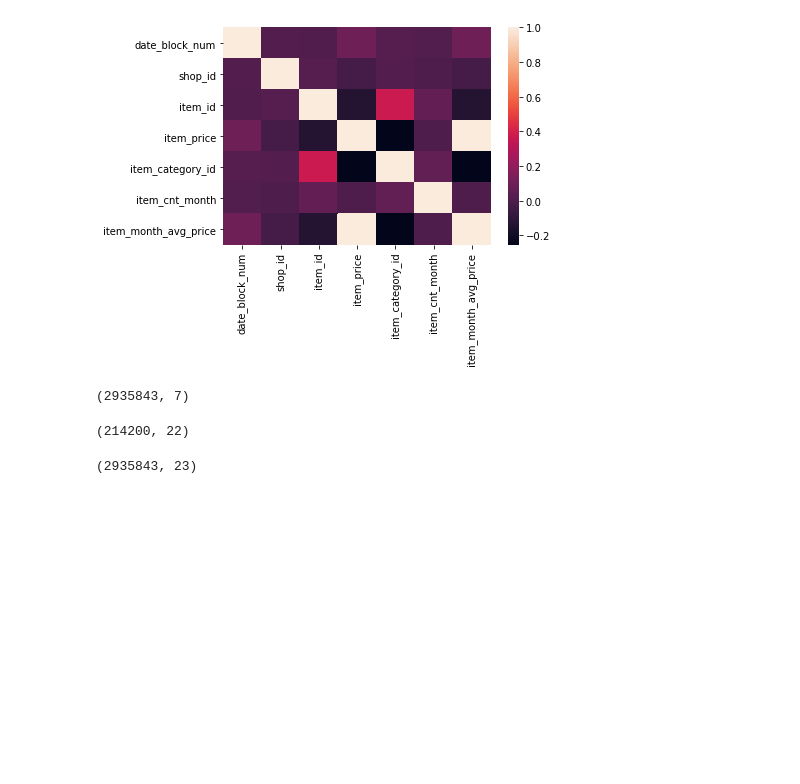
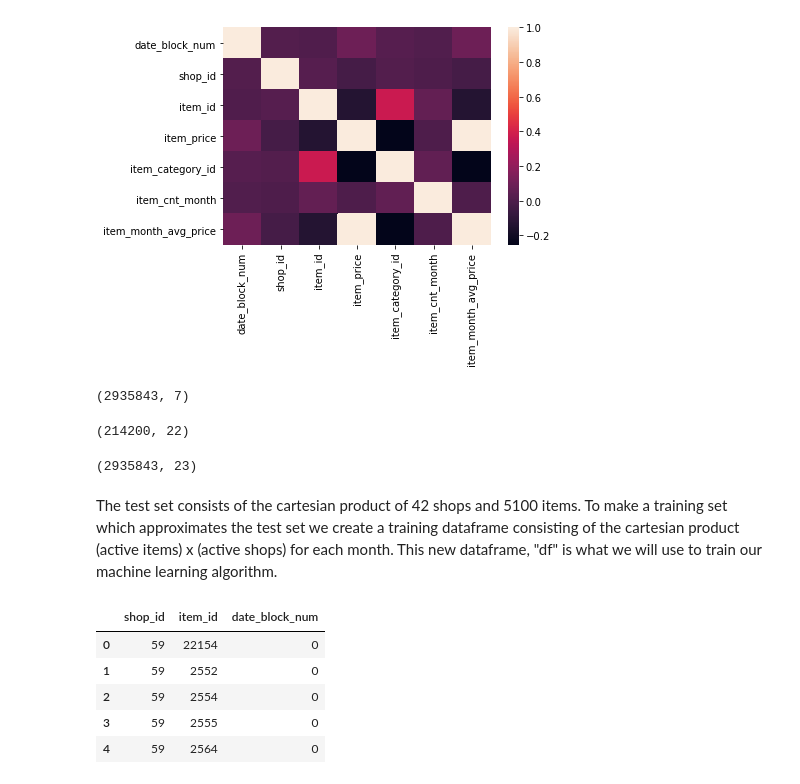
Before and after one commit to Snizzmo/Data-Science, a Jupyter notebook: Capstone_Two/04_Capstone_Two_Modeling .ipynb, the cells around one changed output. Cells and saved outputs as stored; diff of their text form; code cells hidden in the pictures; blank space fills up the shorter version.

```diff
--- a/Capstone_Two/04_Capstone_Two_Modeling .ipynb
+++ b/Capstone_Two/04_Capstone_Two_Modeling .ipynb
@@ -109,3 +108,23 @@ testing.shape
 training.shape
 # %% [output]
 (2935843, 23)
+# %% [markdown]
+The test set consists of the cartesian product of 42 shops and 5100 items. To make a training set which approximates the test set we create a training dataframe consisting of the cartesian product (active items) x (active shops) for each month. This new dataframe, "df" is what we will use to train our machine learning algorithm.
+# %%
+from itertools import product
+
+df = []
+for block_num in training['date_block_num'].unique():
+    cur_shops = training.loc[training['date_block_num'] == block_num, 'shop_id'].unique()
+    cur_items = training.loc[training['date_block_num'] == block_num, 'item_id'].unique()
+    df.append(np.array(list(product(*[cur_shops, cur_items, [block_num]]))))
+
+df = pd.DataFrame(np.vstack(df), columns=['shop_id', 'item_id', 'date_block_num'])
+df.head()
+# %% [output]
+|  | shop_id | item_id | date_block_num |
+| 0 | 59 | 22154 | 0 |
+| 1 | 59 | 2552 | 0 |
+| 2 | 59 | 2554 | 0 |
+| 3 | 59 | 2555 | 0 |
+| 4 | 59 | 2564 | 0 |
```
Also changed, not shown: parts of 19 cells of this notebook, 13 other files.
